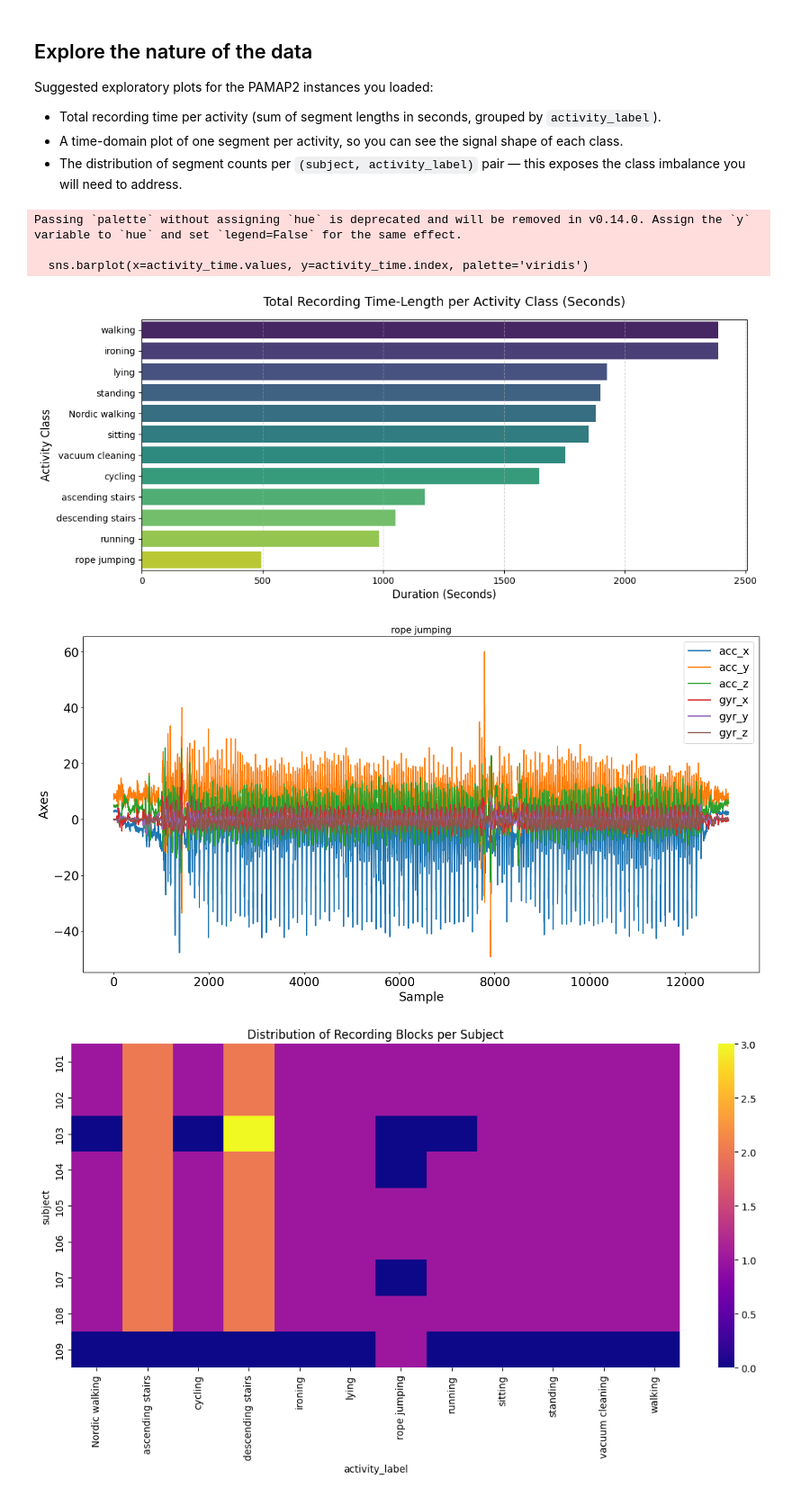
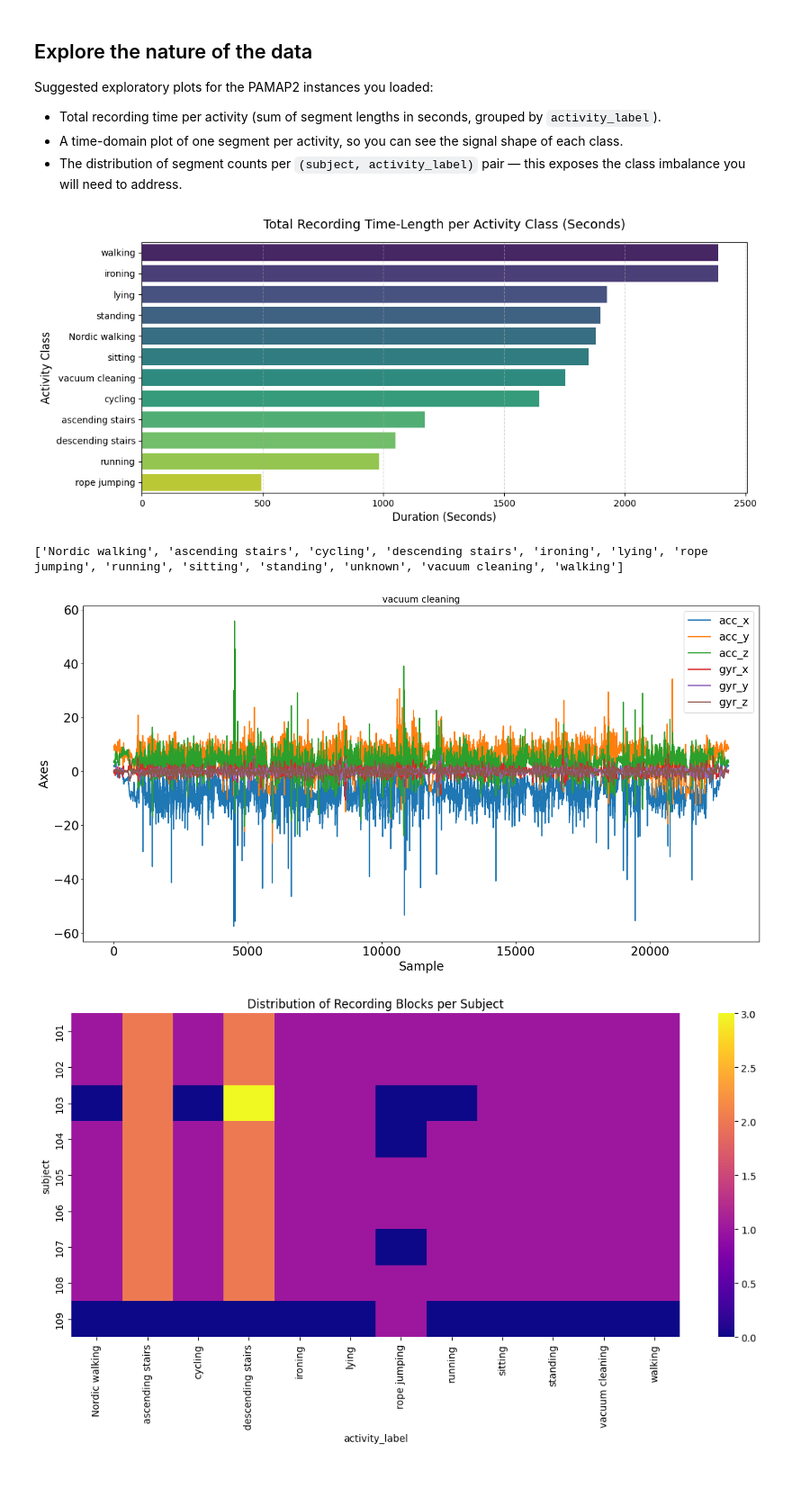
Before and after one commit to billystein25/AIoT-Project, a Jupyter notebook: aiot_project_time_series.ipynb, the cells around one changed output. Shown at 90% size. Drawn from its saved outputs; the diff is of its cells as text; code cells hidden in the pictures.

Commit message:
Final Version of Time Series Analysis For imu:hand  And:AccGyr

```diff
--- a/aiot_project_time_series.ipynb
+++ b/aiot_project_time_series.ipynb
@@ -101,27 +96,26 @@ df_segments['duration_seconds'] = df_segments['num_samples'] / 100.0
 
 activity_time = df_segments.groupby('activity_label')['duration_seconds'].sum().sort_values(ascending=False)
 plt.figure(figsize=(12, 5))
-sns.barplot(x=activity_time.values, y=activity_time.index, palette='viridis')
+sns.barplot(x=activity_time.values, y=activity_time.index, hue=activity_time.index, palette='viridis', legend=False)
 plt.title('Total Recording Time-Length per Activity Class (Seconds)', fontsize=14, pad=15)
 plt.xlabel('Duration (Seconds)', fontsize=12)
 plt.ylabel('Activity Class', fontsize=12)
 plt.grid(axis='x', linestyle='--', alpha=0.5)
 plt.show()
 # %% [output]
-Passing `palette` without assigning `hue` is deprecated and will be removed in v0.14.0. Assign the `y` variable to `hue` and set `legend=False` for the same effect.
-
-  sns.barplot(x=activity_time.values, y=activity_time.index, palette='viridis')
 [figure]
 # %%
-sample = df_segments[df_segments['activity_label'] == 'rope jumping'].iloc[0]
+print (found_labels)
+sample = df_segments[df_segments['activity_label'] == 'vacuum cleaning'].iloc[0]
 
 sample_signal_df = pd.DataFrame(dict(sample['data']))
 
 plot_instance_time_domain(sample_signal_df)
 plt.title(f"{sample['activity_label']}", fontsize=15)
 plt.show()
 # %% [output]
+['Nordic walking', 'ascending stairs', 'cycling', 'descending stairs', 'ironing', 'lying', 'rope jumping', 'running', 'sitting', 'standing', 'unknown', 'vacuum cleaning', 'walking']
-[figure, old version]
+[figure, new version]
 # %%
 imbalance_matrix = pd.crosstab(df_segments['subject'], df_segments['activity_label'])
 
```
Also changed, not shown: parts of 20 cells of this notebook.
